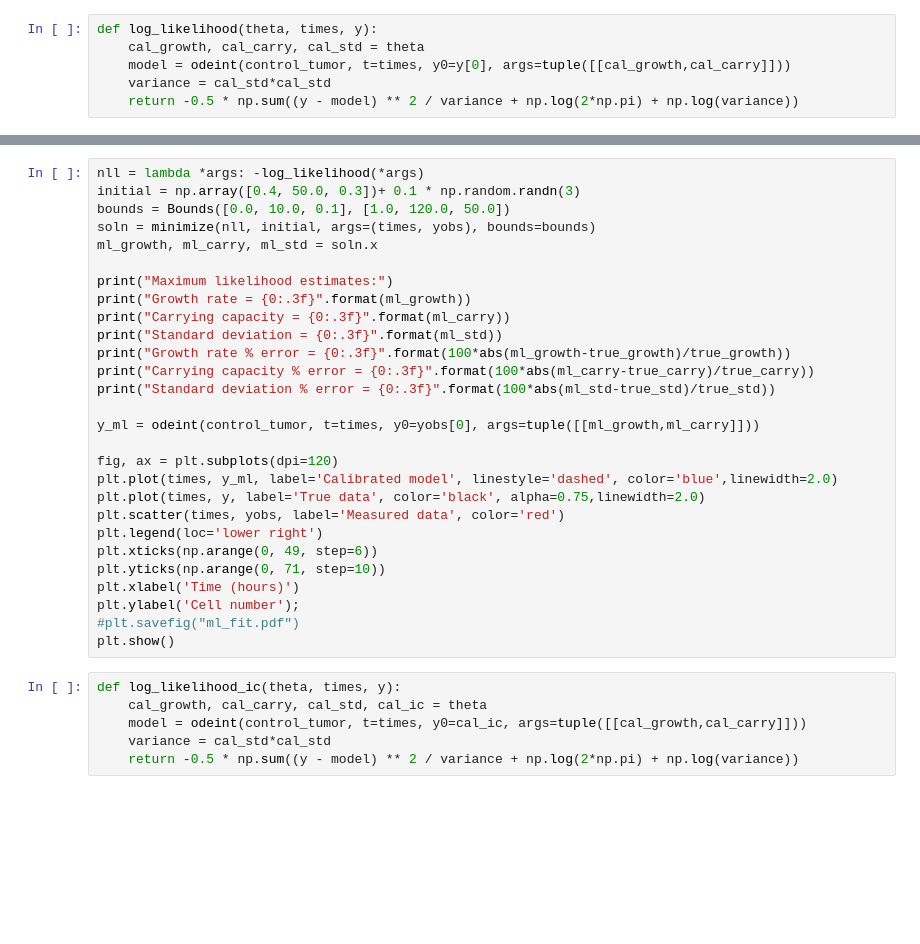
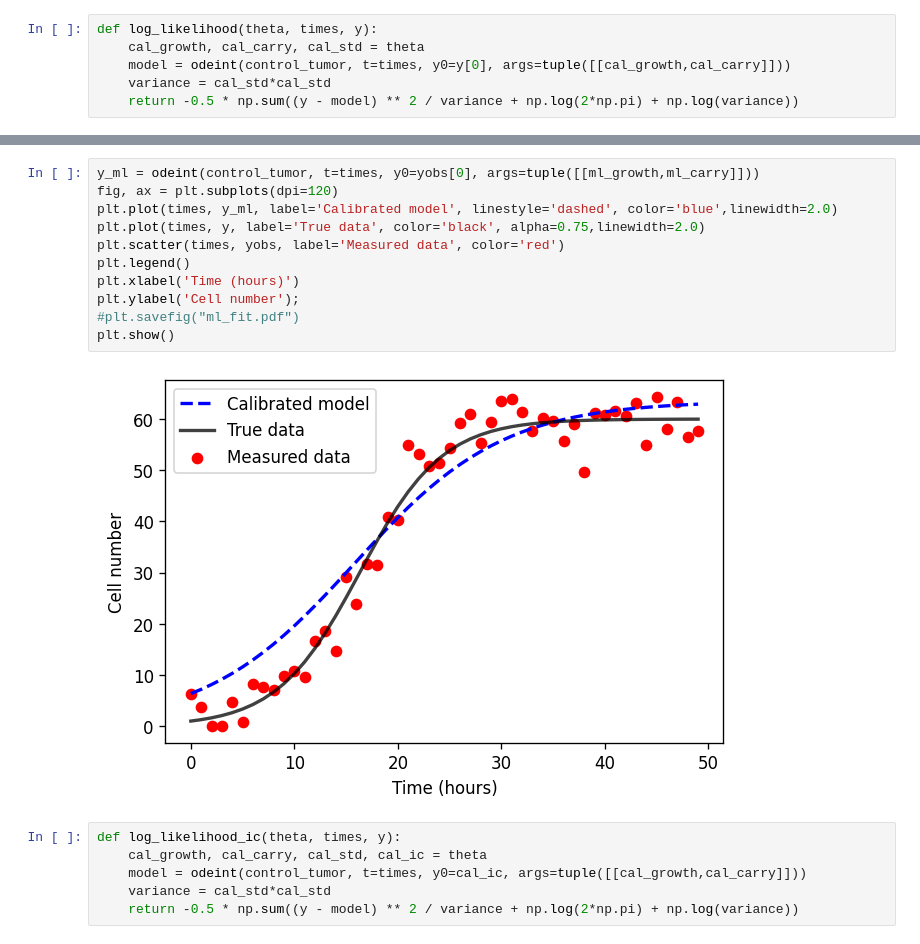
Before and after one commit to Ernesto-Lima/VeraoLNCC2021, a Jupyter notebook: day03_calibration.ipynb, the cells around one changed output, grey strips where cells are left out. Cells and saved outputs as stored; diff of their text form; blank space fills up the shorter version.

```diff
--- a/day03_calibration.ipynb
+++ b/day03_calibration.ipynb
@@ -72,31 +99,16 @@ def log_likelihood(theta, times, y):
 # %%
-nll = lambda *args: -log_likelihood(*args)
-initial = np.array([0.4, 50.0, 0.3])+ 0.1 * np.random.randn(3)
-bounds = Bounds([0.0, 10.0, 0.1], [1.0, 120.0, 50.0])
-soln = minimize(nll, initial, args=(times, yobs), bounds=bounds)
-ml_growth, ml_carry, ml_std = soln.x
-
-print("Maximum likelihood estimates:")
-print("Growth rate = {0:.3f}".format(ml_growth))
-print("Carrying capacity = {0:.3f}".format(ml_carry))
-print("Standard deviation = {0:.3f}".format(ml_std))
-print("Growth rate % error = {0:.3f}".format(100*abs(ml_growth-true_growth)/true_growth))
-print("Carrying capacity % error = {0:.3f}".format(100*abs(ml_carry-true_carry)/true_carry))
-print("Standard deviation % error = {0:.3f}".format(100*abs(ml_std-true_std)/true_std))
-
 y_ml = odeint(control_tumor, t=times, y0=yobs[0], args=tuple([[ml_growth,ml_carry]]))
-
 fig, ax = plt.subplots(dpi=120)
 plt.plot(times, y_ml, label='Calibrated model', linestyle='dashed', color='blue',linewidth=2.0)
 plt.plot(times, y, label='True data', color='black', alpha=0.75,linewidth=2.0)
 plt.scatter(times, yobs, label='Measured data', color='red')
-plt.legend(loc='lower right')
-plt.xticks(np.arange(0, 49, step=6))
-plt.yticks(np.arange(0, 71, step=10))
+plt.legend()
 plt.xlabel('Time (hours)')
 plt.ylabel('Cell number');
 #plt.savefig("ml_fit.pdf")
 plt.show()
+# %% [output]
+[figure, added]
 # %%
 def log_likelihood_ic(theta, times, y):
     cal_growth, cal_carry, cal_std, cal_ic = theta
```
Also changed, not shown: parts of 13 cells of this notebook.
